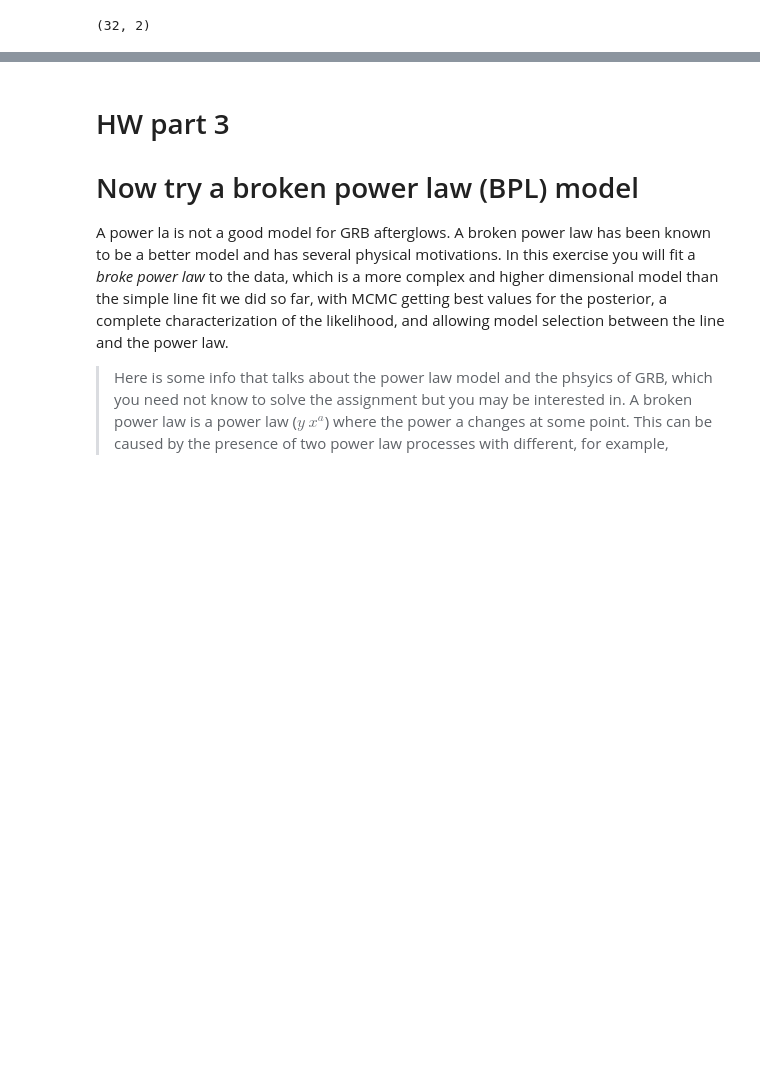
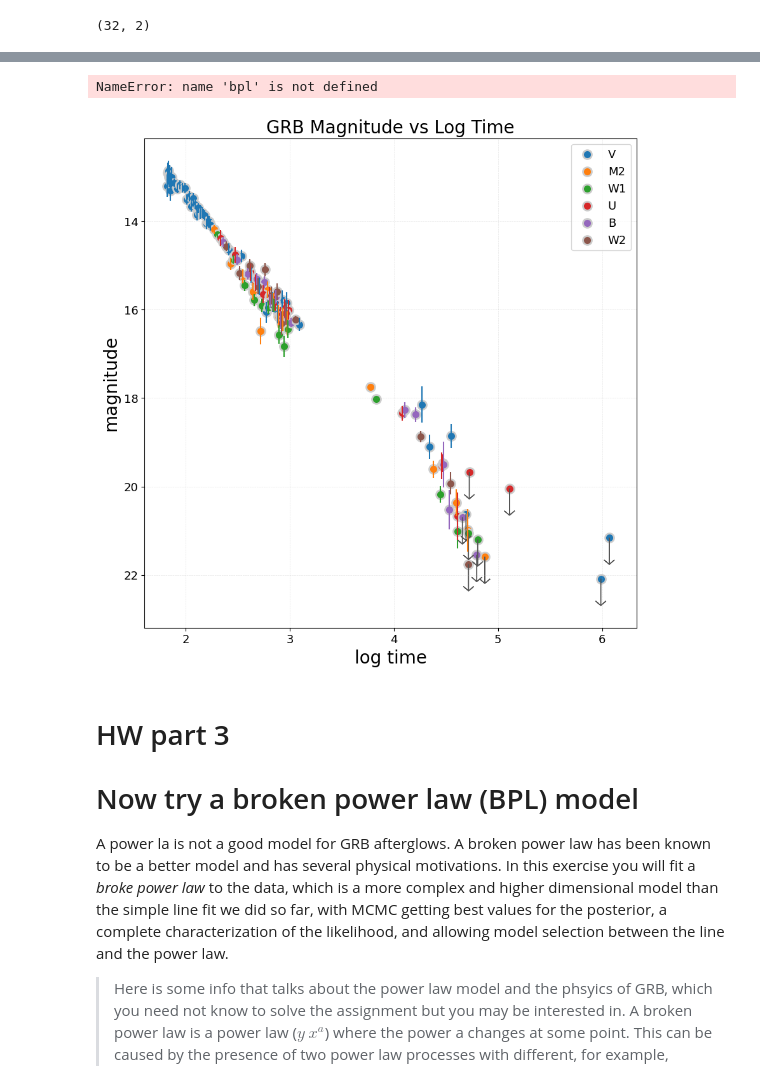
Before and after one commit to TJTomas/DSPS_TTomaszewski, a Jupyter notebook: HW5/fitlinetogrbafterglow_mcmc_instructions_dsps25_Tomaszewski.ipynb, the cells around one changed output, grey strips where cells are left out. Saved outputs shown, nothing was run; the diff lists cells and outputs as text; code cells hidden in the pictures; blank space fills up the shorter version.

```diff
--- a/HW5/fitlinetogrbafterglow_mcmc_instructions_dsps25_Tomaszewski.ipynb
+++ b/HW5/fitlinetogrbafterglow_mcmc_instructions_dsps25_Tomaszewski.ipynb
@@ -149,2 +162,4 @@ The solution is a tuple of 2 parameters: sloper and intercept. Therefore the inp
 # %%
-grbAGnouplim = ...# remove the upper limits from the dataframe to simplify the analysis
+# remove the upper limits from the dataframe to simplify the analysis
+grbAGnouplim = grbAG[grbAG['upperlimit'] < 1]
+grbAGnouplim.shape
@@ -460,27 +728,30 @@ mcmc_line = mcmc
 # %%
 labels = ["intercept","slope"]
 ax = plotlogtime(grbAG)
 #plotting models
 #use Kelley colors for maximum readability
 #https://gist.github.com/ollieglass/f6ddd781eeae1d24e391265432297538
 colors = ['C2B280', '848482', '008856', 'E68FAC', '0067A5', 'F99379',
           '604E97', 'F6A600', 'B3446C',
           'DCD300', '882D17', '8DB600', '654522', 'E25822', '2B3D26',
           '222222', 'F3C300', '875692', 'F38400', 'A1CAF1', 'BE0032', ]
 
 ax.plot(np.arange(1.5,6,0.01),
         bpl(ig, 10**np.arange(1.5,6,0.01)), ls="--", c="k",
         label="MCMC")
 
 pl.legend()
 
 #with the LinearRegression object I can also do
-#pl.plot(grbAG.logtime, lr.predict(np.c_[np.ones((len(grbAG), 1)), grbAG.logtime]), 'k-')
+pl.plot(grbAG.logtime, lr.predict(np.c_[np.ones((len(grbAG), 1)), grbAG.logtime]), 'k-')
 
 pl.ylim(24.5,11.7)
 pl.xlim(1.5, 6.5)
 pl.ylabel("magnitude", fontsize=20)
 pl.xlabel("log time", fontsize=20);
+# %% [output]
+NameError: name 'bpl' is not defined
+[figure, added]
 # %% [markdown]
 # HW part 3
 
```
Also changed, not shown: parts of 27 cells of this notebook.
